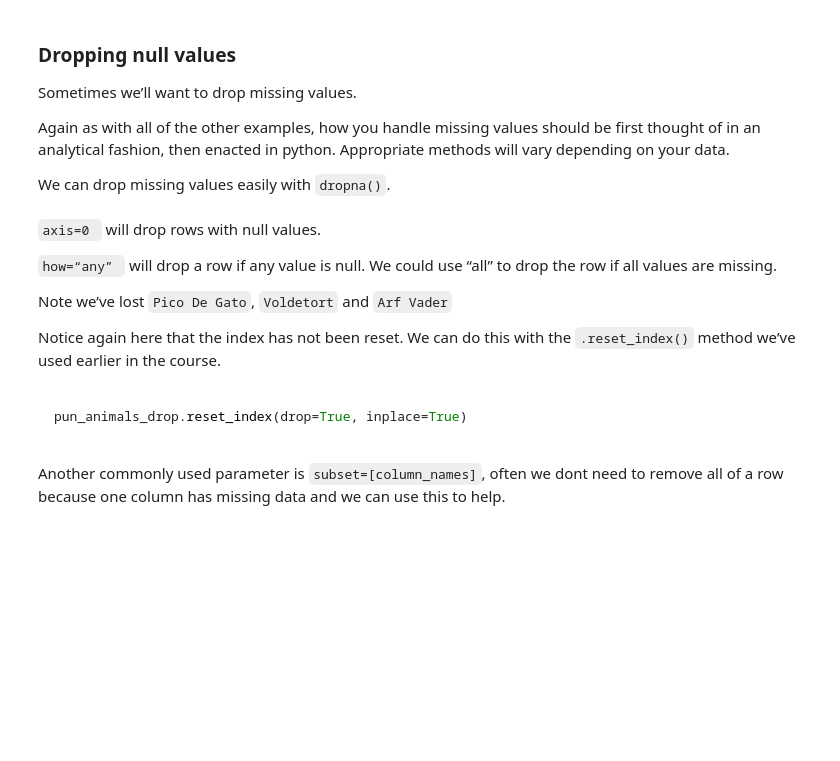
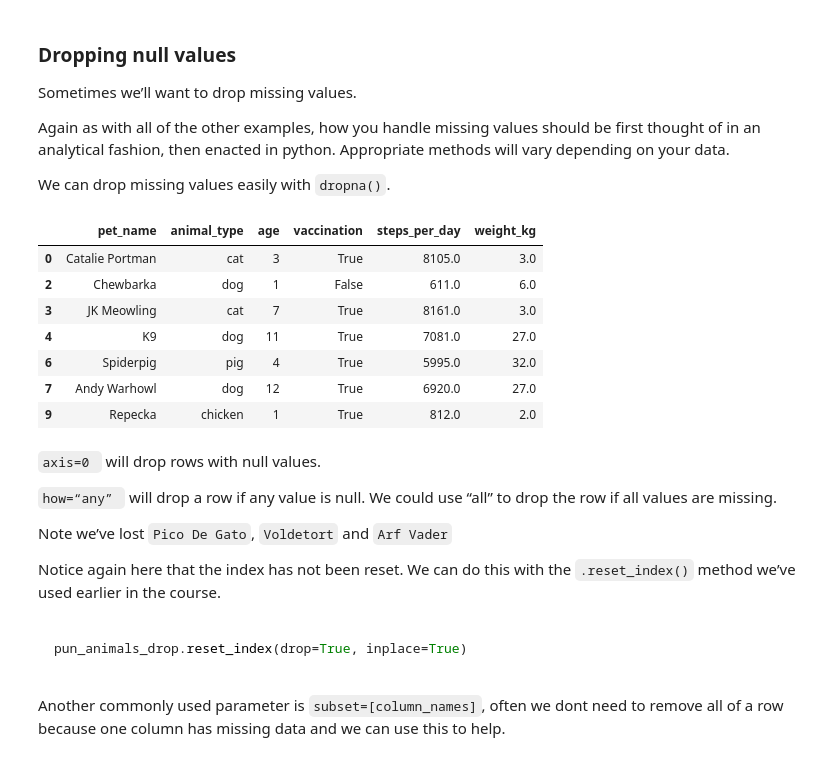
Before and after one commit to analysis-function-learning/introduction_to_python, a Jupyter notebook: notebooks/Chapter_5_Cleaning_Data.ipynb, the cells around one changed output. Saved outputs shown, nothing was run; the diff lists cells and outputs as text; code cells hidden in the pictures; blank space fills up the shorter version.

```diff
--- a/notebooks/Chapter_5_Cleaning_Data.ipynb
+++ b/notebooks/Chapter_5_Cleaning_Data.ipynb
@@ -100,3 +91,12 @@ If you are stuck use the solution cell; remember practicing simple commands is i
+# %%
+# %load ../solutions/chapter_5/module_five_data.py
+# load in the animals and titanic dataset )
+
+import pandas as pd
+
+animals = pd.read_csv("../data/animals.csv")
+titanic = pd.read_excel("../data/titanic.xlsx")
+pun_animals = pd.read_csv("../data/pun_animals.csv")
 # %% [markdown]
 You can check your variables are loaded by using `%whos` in Jupyter. In Spyder or other IDE's they should appear in your variable explorer.
 
@@ -353,0 +457,4 @@ Try inverting (with a ~) the filter statement using `.str.isdigit()` may help yo
+# %%
+pun_animals['weight_kg'] = pun_animals['weight_kg'].str.replace("kg","")
+# %%
+pun_animals["weight_kg"] = pun_animals["weight_kg"].astype("float64")
@@ -354,3 +465,32 @@ Try inverting (with a ~) the filter statement using `.str.isdigit()` may help yo
+# %%
+# %load ../solutions/chapter_5/changing_col_types_exercise.py
+# Change the weight_kg column to a int datatype.
+
+# 1 - Identify
+
+print(pun_animals[~pun_animals["weight_kg"].str.isdigit()])
+
+# Filtering pun animals for the inverse (~) of the .isdigit() will return the one that is not a digit
+
+# 2 - Fix  Change the "113kg" value to 113
+
+pun_animals.loc[pun_animals["weight_kg"] == "113kg", "weight_kg"] = 113
+
+# Using .str.replace() will also work
+
+# pun_animals['weight_kg'] = pun_animals['weight_kg'].str.replace("113kg", "113")
+
+# Just replacing the letters kg with nothing (an empty string) makes it more generalisable!
+
+# # pun_animals['weight_kg'] = pun_animals['weight_kg'].str.replace("kg", "")
+
+# 3 - Convert the type
+
+pun_animals["weight_kg"] = pun_animals["weight_kg"].astype("float64")
+
+# print out changed column dtypes
+
+print(pun_animals["weight_kg"].dtypes)
 # %% [markdown]
 You may get two different errors here
 
@@ -621,14 +842,23 @@ We can drop missing values easily with `dropna()`.
 # %%
 # Make another copy of our pun_animals DataFrame
 
 pun_animals_drop = pun_animals.copy()
 
 # Drop missing rows
 
-pun_animals_drop.dropna(axis=0, how="any", inplace= True)
+pun_animals_drop.dropna(axis=0, how="any", inplace= True, subset = "steps_per_day")
 
 # Show DataFrame
 pun_animals_drop
+# %% [output]
+|  | pet_name | animal_type | age | vaccination | steps_per_day | weight_kg |
+| 0 | Catalie Portman | cat | 3 | True | 8105.0 | 3.0 |
+| 2 | Chewbarka | dog | 1 | False | 611.0 | 6.0 |
+| 3 | JK Meowling | cat | 7 | True | 8161.0 | 3.0 |
+| 4 | K9 | dog | 11 | True | 7081.0 | 27.0 |
+| 6 | Spiderpig | pig | 4 | True | 5995.0 | 32.0 |
+| 7 | Andy Warhowl | dog | 12 | True | 6920.0 | 27.0 |
+| 9 | Repecka | chicken | 1 | True | 812.0 | 2.0 |
 # %% [markdown]
 `axis=0 ` will drop rows with null values.
 
```
Also changed, not shown: parts of 41 cells of this notebook, 18 other files.
